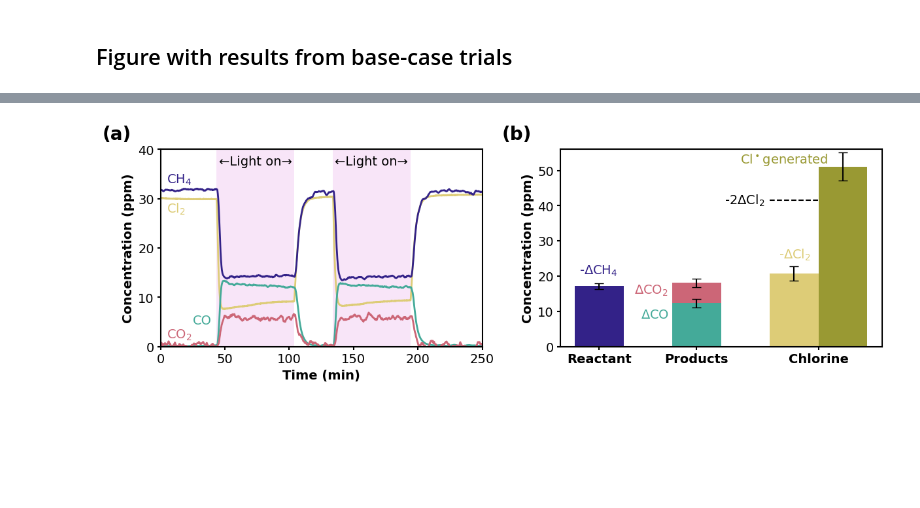
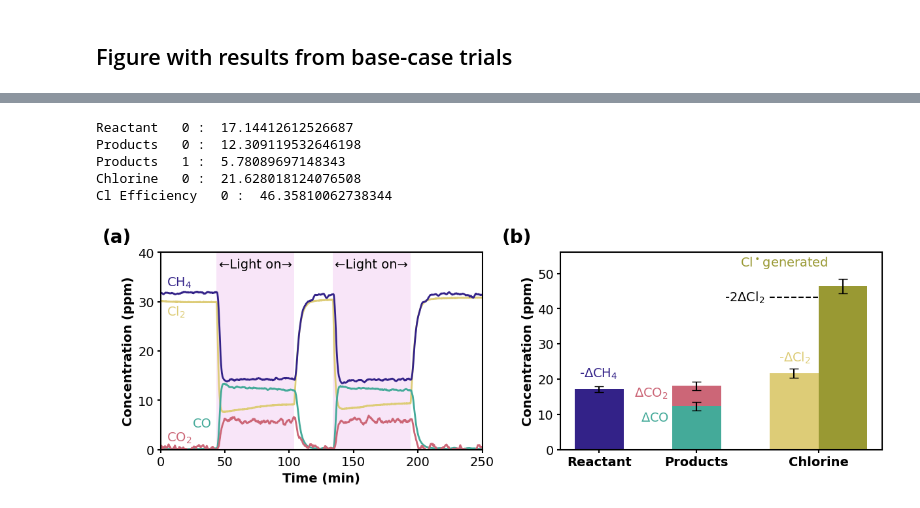
Before and after one commit to richardsrandall/Fall-2024-Cl2, a Jupyter notebook: _combined_plots/paper_plots_v1/figure-base_case.ipynb, the cells around one changed output, grey strips where cells are left out. Drawn from its saved outputs; the diff is of its cells as text; code cells hidden in the pictures; blank space fills up the shorter version.

Commit message:
Richard futzing with some things, incl. Cl* count error bars

```diff
--- a/_combined_plots/paper_plots_v1/figure-base_case.ipynb
+++ b/_combined_plots/paper_plots_v1/figure-base_case.ipynb
@@ -96,7 +98,7 @@ co_co2_ch2o_95_ci = 2*np.sqrt((0.5*co2_95_ci)**2 + (0.5*co_95_ci)**2 + (0.5*ch2o
 
 plt.close()
 # %%
-importlib.reload(process_cl2)
+#importlib.reload(process_cl2)
 
 # ************** MAKE PLOT ****************
 (fig,((ax_a,ax_b)))=plt.subplots(1,2,figsize=(plot_default_properties['figure_width'],4))
@@ -139,7 +141,7 @@ ax_a.set_xlabel('Time (min)',fontweight=plot_default_properties['font_weight'])
 # b
 ax_b.text(-0.18, 1.05, "(b)", transform=ax_b.transAxes, size=plot_default_properties['subplot_letter_size'], weight='bold')
 
-(rad_count, rad_count_CI) = get_cl_radical_budget([30])
+(rad_count, rad_count_CI) = get_cl_radical_budget(30)
 bar_labels = ['Reactant', 'Products', 'Chlorine']
 bars_data = [
     ('Reactant', [[np.mean(ch4_conversions)], [np.mean(ch4_95_ci)]]),
@@ -168,31 +170,37 @@ for i, (label, bardata) in enumerate(bars_data):
     for k, (value, error) in enumerate(zip(*bardata)):
         if i == 2:
             # Plot third and fourth bars close together
             x_pos = x_positions[i + k]
         else:
             x_pos = x_positions[i]
 
         ax_b.bar(x_pos, value, bottom=bottom, width=0.5, color=line_default_properties[labels[j][0]]['color'])
         ax_b.errorbar(x_pos, value + bottom, yerr=error, fmt='none', ecolor='black', capsize=5)
         bottom += value
         j += 1
+        #print(label," ",k,": ",value)
 
 # Add dashed horizontal line
 ax_b.hlines(y=2*np.mean(cl2_conversions), xmin=1.75, xmax=2.25, colors='black', linestyles='dashed')
 ax_b.text(1.7, 2*np.mean(cl2_conversions), '-2$\Delta$Cl$_2$', rotation=0, color='black', ha='right', va='center')
 
 # Setup x-axis labels
 ax_b.set_xticks([0, 1, 2.25])
 ax_b.set_xticklabels(['Reactant', 'Products', 'Chlorine'],fontweight=plot_default_properties['font_weight'])
 
 for (l, x, y, r, ll) in labels:
     t = ll
     c = line_default_properties[l]['color']
     ax_b.text(x, y, t, rotation=r, color=c, ha='left', va='bottom', transform=ax_b.transAxes)
 
 ax_b.set_ylabel('Concentration (ppm)',fontweight=plot_default_properties['font_weight'])
 
 plt.savefig('exported_images/base_case_results.png', bbox_inches='tight',dpi=300)
 plt.show()
 # %% [output]
+Reactant   0 :  17.14412612526687
+Products   0 :  12.309119532646198
+Products   1 :  5.78089697148343
+Chlorine   0 :  21.628018124076508
+Cl Efficiency   0 :  46.35810062738344
-[figure, old version]
+[figure, new version]
```
Also changed, not shown: parts of 1 cell of this notebook, 6 other files.
